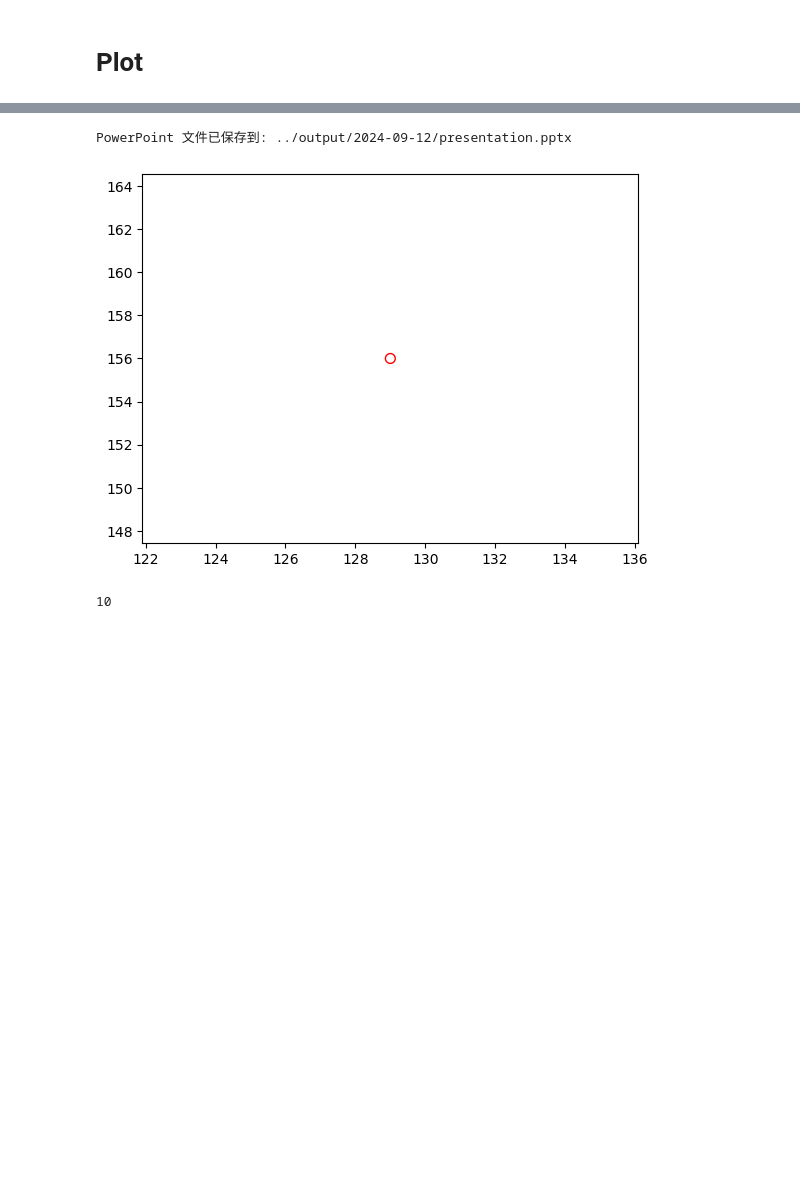
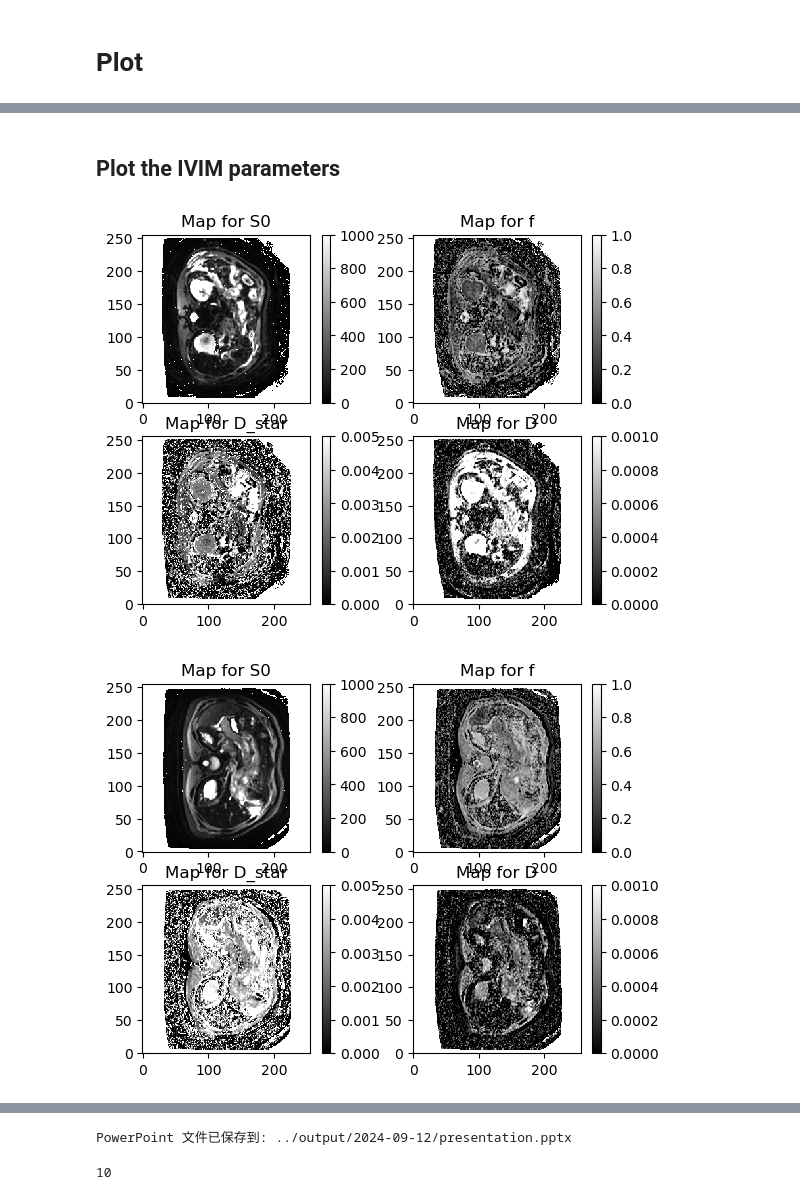
Before and after one commit to young010101/research-TJU-AP-IVIM-SAM, a Jupyter notebook: notebook/return_fig_and_show_in_sub.ipynb, the cells around one changed output, grey strips where cells are left out. Drawn from its saved outputs; the diff is of its cells as text; code cells hidden in the pictures; blank space fills up the shorter version.

```diff
--- a/notebook/return_fig_and_show_in_sub.ipynb
+++ b/notebook/return_fig_and_show_in_sub.ipynb
@@ -101,0 +61,9 @@ fig
+# %% [markdown]
+## Plot the IVIM parameters
+# %%
+list_fig_ivim = {}
+for analysis in n_analysis:
+    list_fig_ivim[analysis.patient_id] = analysis.plot_ivim()
+# %% [output]
+[figure, added]
+[figure, added]
@@ -137,9 +114,5 @@ print(f"PowerPoint 文件已保存到: {pptx_path}")
 # %% [output]
 PowerPoint 文件已保存到: ../output/2024-09-12/presentation.pptx
-# %%
-n_analysis[0].plt_circle_roi()
-# %% [output]
-[figure, removed]
 # %%
 n_analysis[3].plot_b_intensities()
 # %% [output]
```
Also changed, not shown: parts of 14 cells of this notebook, 2 other files.
